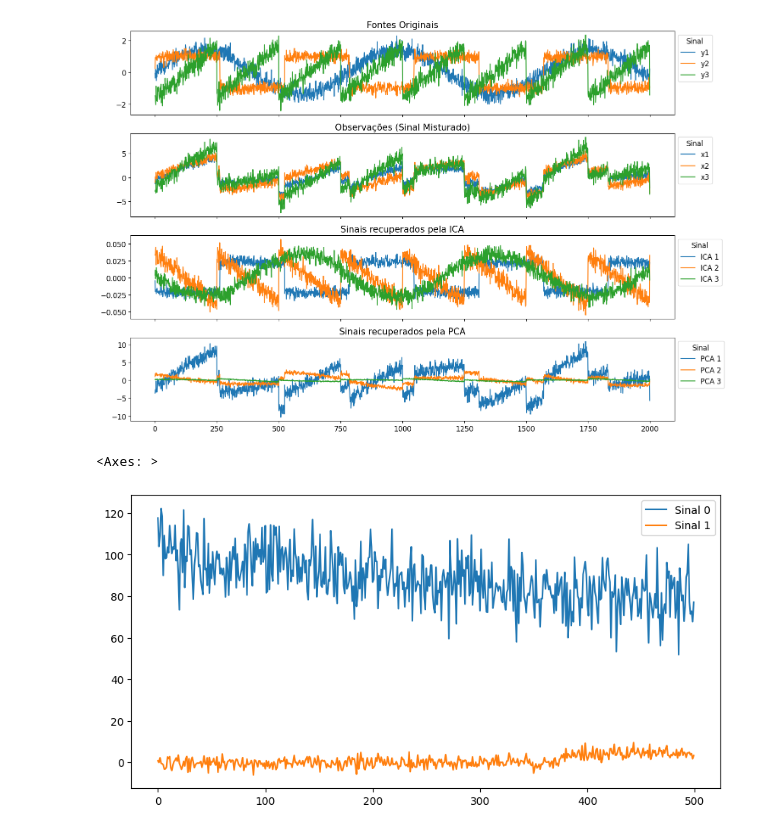
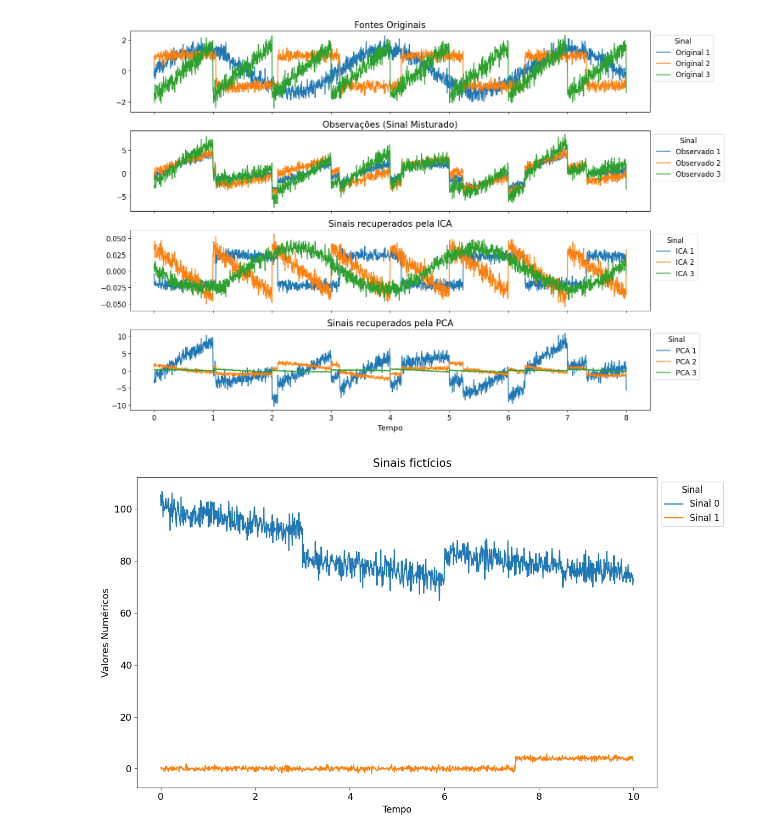
Before and after one commit to RL2-SP3/LISSA, a Jupyter notebook: examples/method_examples/exemplos.ipynb, the cells around one changed output. Cells and saved outputs as stored; diff of their text form; code cells hidden in the pictures.

```diff
--- a/examples/method_examples/exemplos.ipynb
+++ b/examples/method_examples/exemplos.ipynb
@@ -101,10 +105,10 @@ H = pca.fit_transform(X)  # Reconstruct signals based on orthogonal components
 
 fig,axs = plt.subplots(4,1,figsize=(15,10),sharex=True)
 
-X = pd.DataFrame(X,columns=["x1","x2","x3"])
-S = pd.DataFrame(S,columns=["y1","y2","y3"])
-S_ = pd.DataFrame(S_,columns=["ICA 1","ICA 2","ICA 3"])
-H = pd.DataFrame(H,columns=["PCA 1","PCA 2","PCA 3"])
+X = pd.DataFrame(X,columns=["Observado 1","Observado 2","Observado 3"],index=time)
+S = pd.DataFrame(S,columns=["Original 1","Original 2","Original 3"],index=time)
+S_ = pd.DataFrame(S_,columns=["ICA 1","ICA 2","ICA 3"],index=time)
+H = pd.DataFrame(H,columns=["PCA 1","PCA 2","PCA 3"],index=time)
 
 models = [S, X, S_, H]
 names = [
@@ -126,44 +130,54 @@ for i,(model, name) in enumerate(zip(models, names), 0):
     #     axs[i].plot(sig, color=color)
     #     axs[i].set_title(name,fontsize=15)
     #
+axs[3].set_xlabel("Tempo",fontsize=13)
 plt.tight_layout()
-plt.show()
+fig.savefig("./imagens_exemplos/ICA_exemplo")
 # %% [output]
-[figure, old version]
+[figure, new version]
 # %%
-n = 500
-tf = 5
+n = 1000
+tf = 10
 t = np.linspace(0,tf,n)
 
 window = np.exp((-(t-tf/2)*(t-tf/2))/0.1)
 
 np.random.seed(0)
 
-noiseAmp = 0.1
-decay = -0.05
+noiseAmp = 0.03
+decay = -0.03
 
 windowAmp = 0.2
 VA1 = 100
 VA2 = 20
 
 # V1 = VA1*((windowAmp*window)+np.exp(decay*t)+noiseAmp*np.random.randn(n))
 # V2 = VA2*((windowAmp*window)+np.exp(decay*t)+noiseAmp*np.random.randn(n))
 #V2 = np.random.randn(n)*np.exp(0.04*t)
 
 V1 = VA1*(np.exp(decay*t)+noiseAmp*np.random.randn(n))
 V2 = VA2*(noiseAmp*np.random.randn(n))
 #V1[int(np.floor(1*n/4)):int(np.floor(3*n/4))]+=10
 
 V2[int(np.floor(3*n/4)):]+=VA2/5
+
+V1[int(np.floor(3*n/10)):int(np.floor(6*n/10))]-=VA1/10
 #V2[125:375]-=3
 
 #V = pd.DataFrame(V1,index=t,columns=["Sinal 0"])
-V = pd.DataFrame(np.array([V1, V2]).T,columns=["Sinal 0","Sinal 1"])
+V = pd.DataFrame(np.array([V1, V2]).T,columns=["Sinal 0","Sinal 1"],index=t)
 #np.concatenate(np.zeros((2,250)),2*np.ones((250,2)))
 
 
 
-V.plot(figsize=(10,5))
+fig,axs = plt.subplots(1,1,figsize=(12,7))
+V.plot(ax=axs,fontsize=13)
+axs.legend(title="Sinal", loc='upper left',bbox_to_anchor=(1, 1),title_fontsize=12, fontsize=12)
+fig.suptitle("Sinais fictícios",fontsize=15)
+plt.tight_layout()
+axs.set_xlabel("Tempo",fontsize=12)
+axs.set_ylabel("Valores Numéricos",fontsize=13)
+plt.tight_layout()
+fig.savefig("./imagens_exemplos/sinal_simulado")
 # %% [output]
-<Axes: >
-[figure, old version]
+[figure, new version]
```
Also changed, not shown: parts of 7 cells of this notebook, 1 other file.
